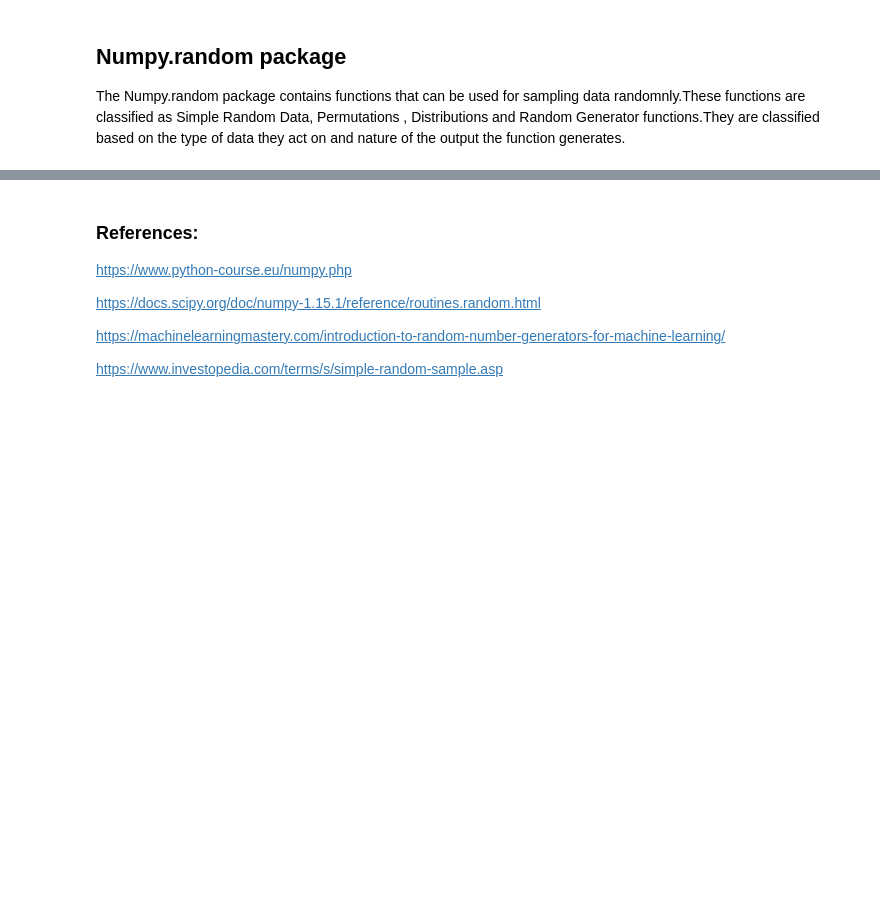
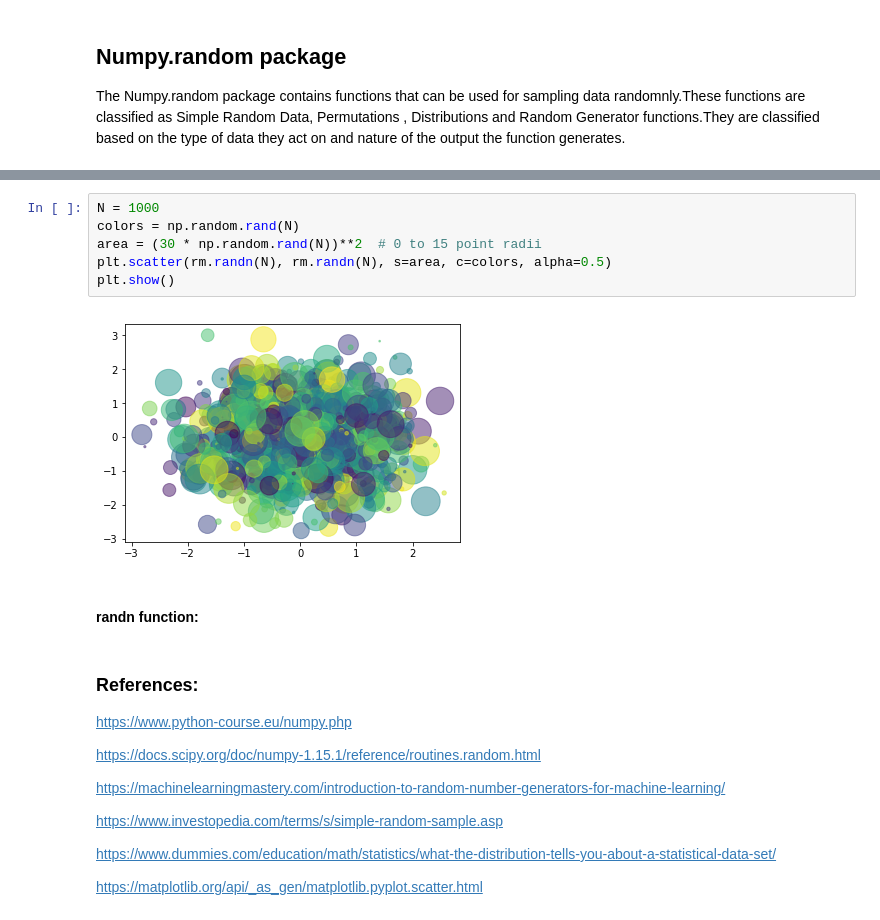
Before and after one commit to shammas012/NumpyRandom, a Jupyter notebook: NumpyRandomPackage.ipynb, the cells around one changed output, grey strips where cells are left out. Drawn from its saved outputs; the diff is of its cells as text; blank space fills up the shorter version.

```diff
--- a/NumpyRandomPackage.ipynb
+++ b/NumpyRandomPackage.ipynb
@@ -38,3 +59,13 @@ The numpy.random
+# %%
+N = 1000
+colors = np.random.rand(N)
+area = (30 * np.random.rand(N))**2  # 0 to 15 point radii
+plt.scatter(rm.randn(N), rm.randn(N), s=area, c=colors, alpha=0.5)
+plt.show()
+# %% [output]
+[figure, added]
+# %% [markdown]
+#### randn function:
 # %% [markdown]
 ### References:
 
@@ -45,3 +76,7 @@ https://docs.scipy.org/doc/numpy-1.15.1/reference/routines.random.html
 https://machinelearningmastery.com/introduction-to-random-number-generators-for-machine-learning/
 
 https://www.investopedia.com/terms/s/simple-random-sample.asp
+
+https://www.dummies.com/education/math/statistics/what-the-distribution-tells-you-about-a-statistical-data-set/
+
+https://matplotlib.org/api/_as_gen/matplotlib.pyplot.scatter.html
```
Also changed, not shown: parts of 9 cells of this notebook.
